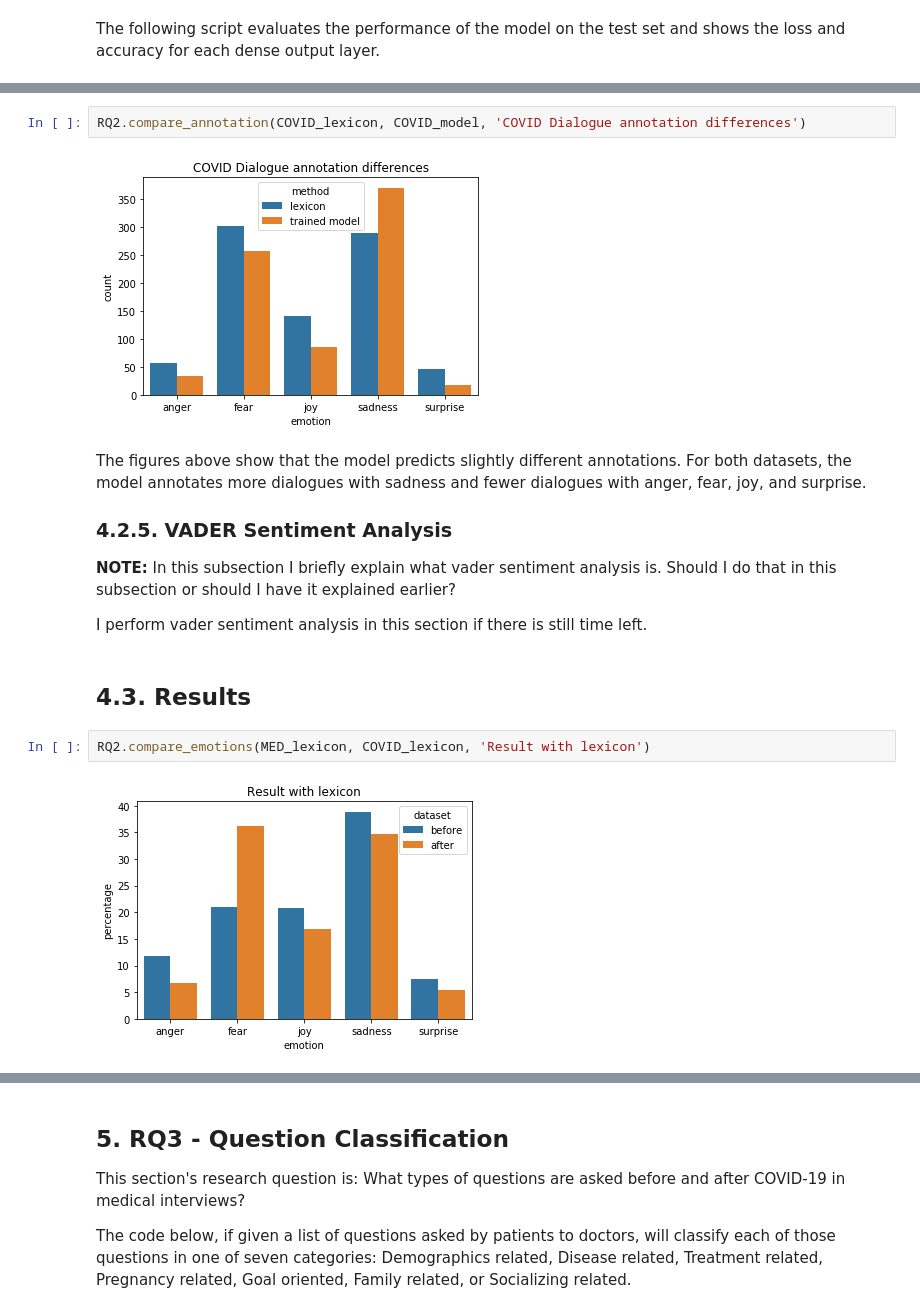
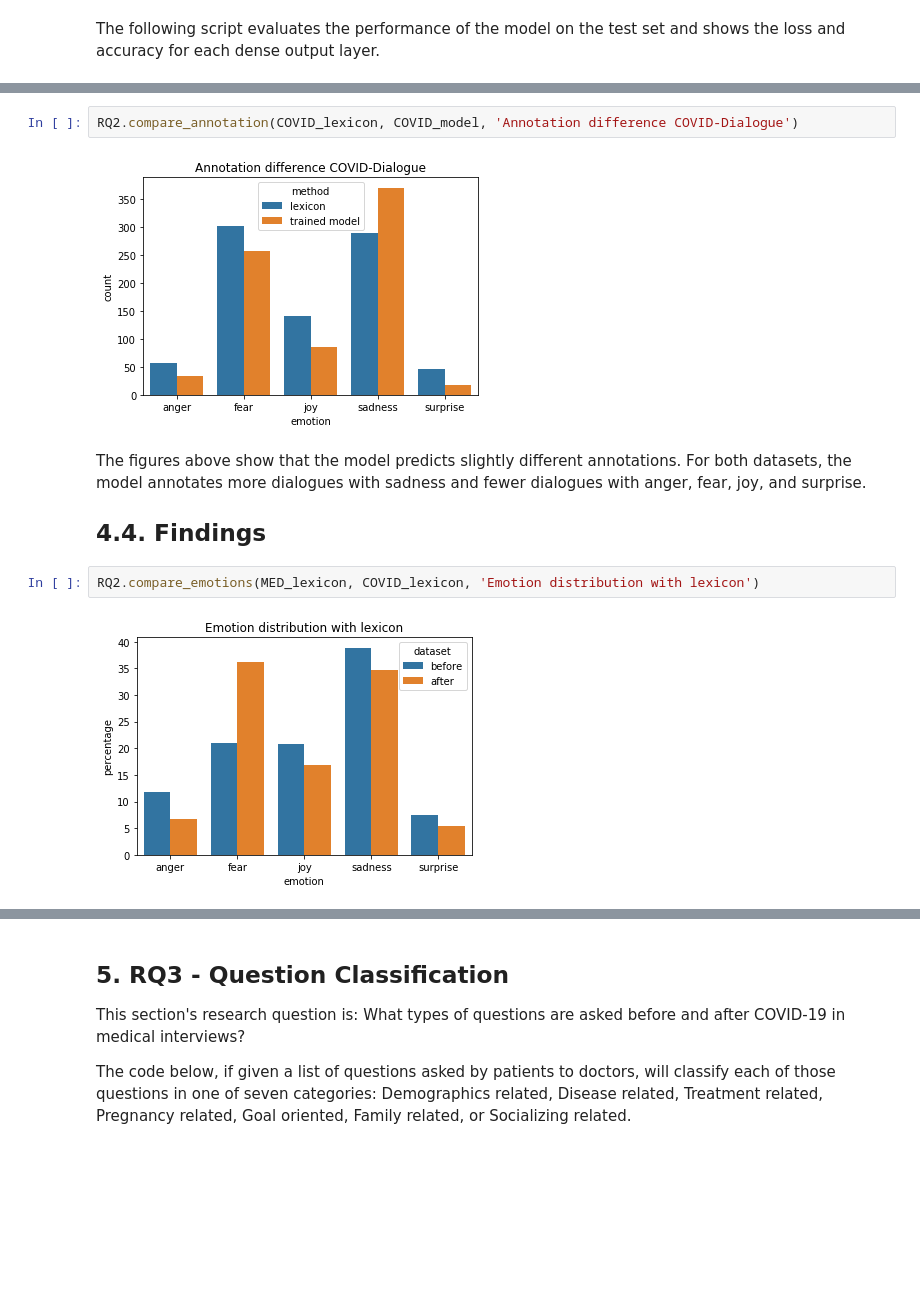
Before and after one commit to dilaratank/LSDP2021-Group2, a Jupyter notebook: LSDP-group2.ipynb, the cells around one changed output, grey strips where cells are left out. Drawn from its saved outputs; the diff is of its cells as text; blank space fills up the shorter version.

```diff
--- a/LSDP-group2.ipynb
+++ b/LSDP-group2.ipynb
@@ -760,19 +768,13 @@ RQ2.compare_annotation(MED_lexicon, MED_model, 'MED Dialogue annotation differen
 # %%
-RQ2.compare_annotation(COVID_lexicon, COVID_model, 'COVID Dialogue annotation differences')
+RQ2.compare_annotation(COVID_lexicon, COVID_model, 'Annotation difference COVID-Dialogue')
 # %% [output]
-[figure, old version]
+[figure, new version]
 # %% [markdown]
 The figures above show that the model predicts slightly different annotations. For both datasets, the model annotates more dialogues with sadness and fewer dialogues with anger, fear, joy, and surprise.
 
-### 4.2.5. VADER Sentiment Analysis <a class="anchor" id="4.2.5"></a>
-
-__NOTE:__ In this subsection I briefly explain what vader sentiment analysis is. Should I do that in this subsection or should I have it explained earlier?
-
-I perform vader sentiment analysis in this section if there is still time left.
+## 4.4. Findings <a class="anchor" id="4.4"></a>
-# %% [markdown]
-## 4.3. Results <a class="anchor" id="4.3"></a>
 # %%
-RQ2.compare_emotions(MED_lexicon, COVID_lexicon, 'Result with lexicon')
+RQ2.compare_emotions(MED_lexicon, COVID_lexicon, 'Emotion distribution with lexicon')
 # %% [output]
-[figure, old version]
+[figure, new version]
 # %%
```
Also changed, not shown: parts of 29 cells of this notebook, 1 other file.
